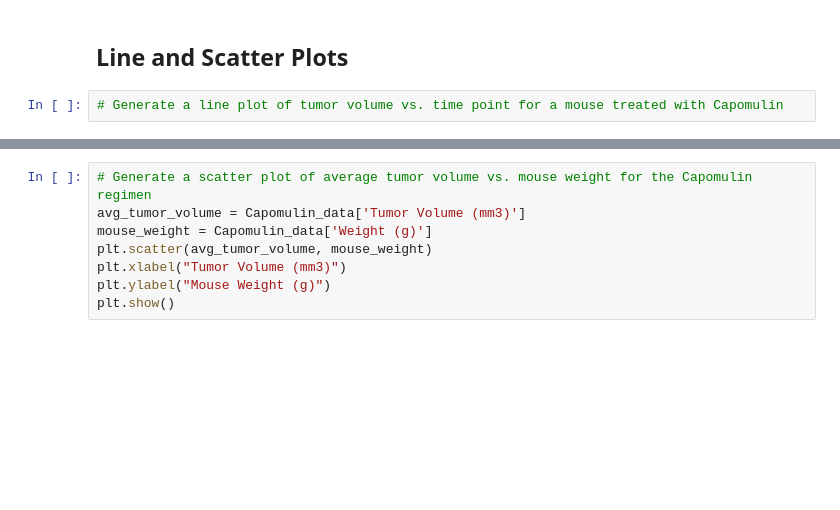
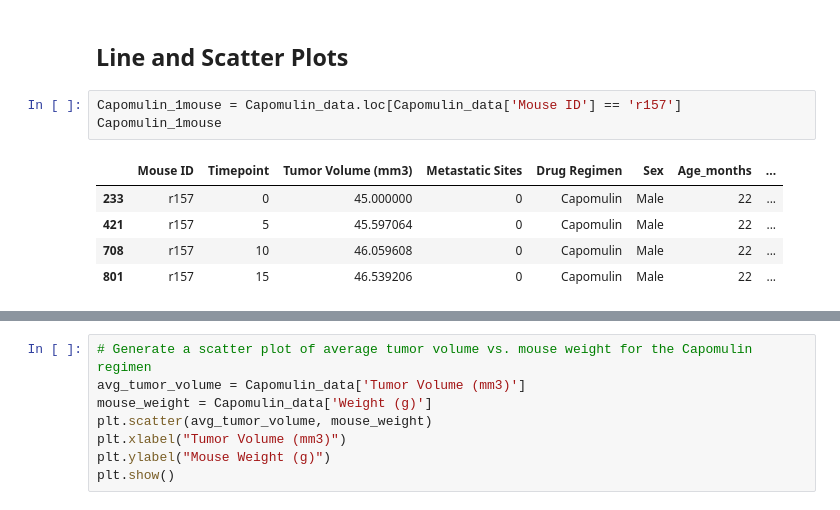
Before and after one commit to mugsiemx/matplotlib-challenge, a Jupyter notebook: Pymaceuticals/pymaceuticals.ipynb, the cells around one changed output, grey strips where cells are left out. Saved outputs shown, nothing was run; the diff lists cells and outputs as text; blank space fills up the shorter version.

```diff
--- a/Pymaceuticals/pymaceuticals.ipynb
+++ b/Pymaceuticals/pymaceuticals.ipynb
@@ -468,4 +414,11 @@ TypeError: boxplot_frame() got multiple values for argument 'column'
 # %% [markdown]
 ## Line and Scatter Plots
-# %%
-# Generate a line plot of tumor volume vs. time point for a mouse treated with Capomulin
+# %%
+Capomulin_1mouse = Capomulin_data.loc[Capomulin_data['Mouse ID'] == 'r157']
+Capomulin_1mouse
+# %% [output]
+|  | Mouse ID | Timepoint | Tumor Volume (mm3) | Metastatic Sites | Drug Regimen | Sex | Age_months | ... |
+| 233 | r157 | 0 | 45.000000 | 0 | Capomulin | Male | 22 | ... |
+| 421 | r157 | 5 | 45.597064 | 0 | Capomulin | Male | 22 | ... |
+| 708 | r157 | 10 | 46.059608 | 0 | Capomulin | Male | 22 | ... |
+| 801 | r157 | 15 | 46.539206 | 0 | Capomulin | Male | 22 | ... |
```
Also changed, not shown: parts of 19 cells of this notebook.
